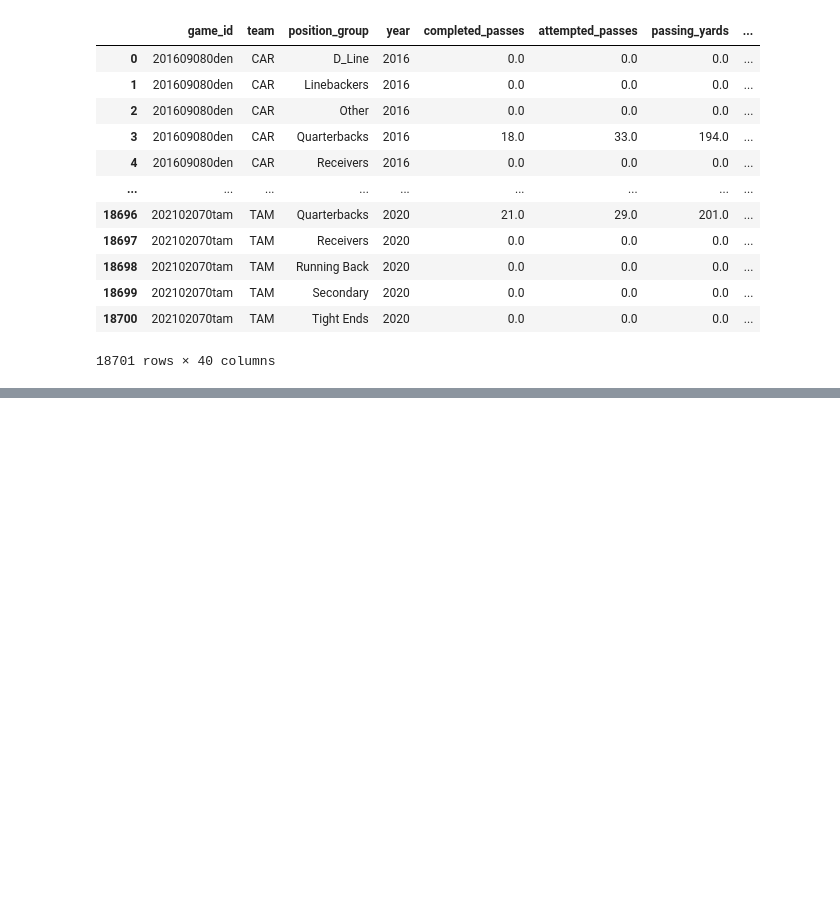
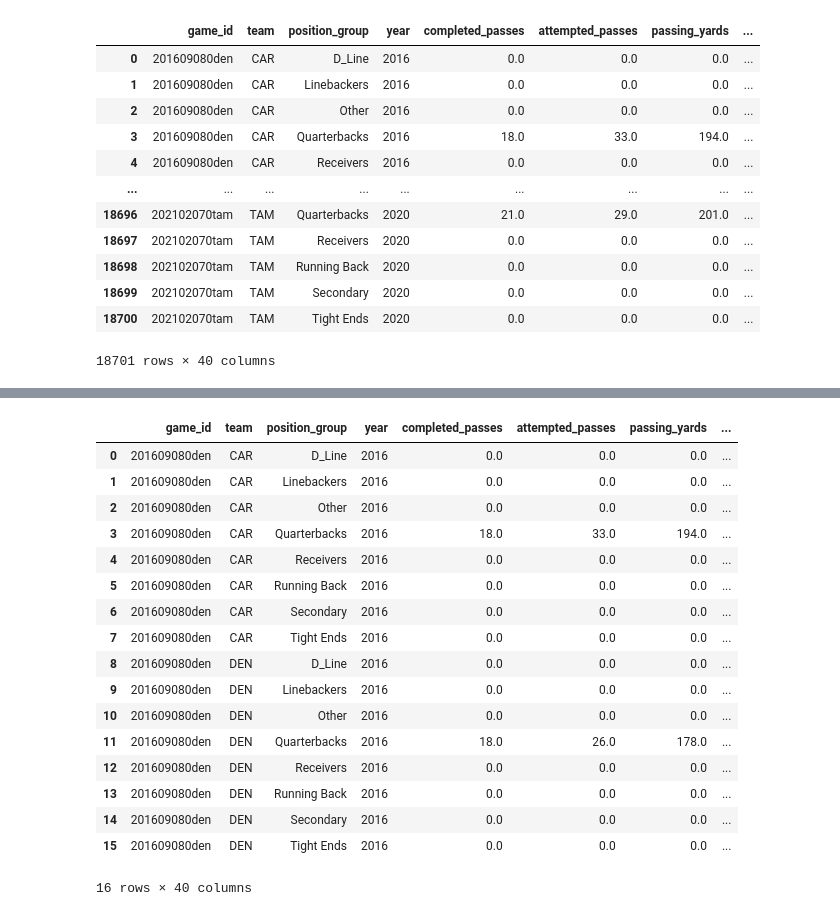
Before and after one commit to WillRobinson152/NFL_Analysis, a Jupyter notebook: CleanDataForEDA.ipynb, the cells around one changed output, grey strips where cells are left out. Drawn from its saved outputs; the diff is of its cells as text; code cells hidden in the pictures; blank space fills up the shorter version.

```diff
--- a/CleanDataForEDA.ipynb
+++ b/CleanDataForEDA.ipynb
@@ -577,0 +755,21 @@ Index(['game_id', 'team', 'position_group', 'year', 'completed_passes',
+# %%
+off_def[off_def.game_id=='201609080den']
+# %% [output]
+|  | game_id | team | position_group | year | completed_passes | attempted_passes | passing_yards | ... |
+| 0 | 201609080den | CAR | D_Line | 2016 | 0.0 | 0.0 | 0.0 | ... |
+| 1 | 201609080den | CAR | Linebackers | 2016 | 0.0 | 0.0 | 0.0 | ... |
+| 2 | 201609080den | CAR | Other | 2016 | 0.0 | 0.0 | 0.0 | ... |
+| 3 | 201609080den | CAR | Quarterbacks | 2016 | 18.0 | 33.0 | 194.0 | ... |
+| 4 | 201609080den | CAR | Receivers | 2016 | 0.0 | 0.0 | 0.0 | ... |
+| 5 | 201609080den | CAR | Running Back | 2016 | 0.0 | 0.0 | 0.0 | ... |
+| 6 | 201609080den | CAR | Secondary | 2016 | 0.0 | 0.0 | 0.0 | ... |
+| 7 | 201609080den | CAR | Tight Ends | 2016 | 0.0 | 0.0 | 0.0 | ... |
+| 8 | 201609080den | DEN | D_Line | 2016 | 0.0 | 0.0 | 0.0 | ... |
+| 9 | 201609080den | DEN | Linebackers | 2016 | 0.0 | 0.0 | 0.0 | ... |
+| 10 | 201609080den | DEN | Other | 2016 | 0.0 | 0.0 | 0.0 | ... |
+| 11 | 201609080den | DEN | Quarterbacks | 2016 | 18.0 | 26.0 | 178.0 | ... |
+| 12 | 201609080den | DEN | Receivers | 2016 | 0.0 | 0.0 | 0.0 | ... |
+| 13 | 201609080den | DEN | Running Back | 2016 | 0.0 | 0.0 | 0.0 | ... |
+| 14 | 201609080den | DEN | Secondary | 2016 | 0.0 | 0.0 | 0.0 | ... |
+| 15 | 201609080den | DEN | Tight Ends | 2016 | 0.0 | 0.0 | 0.0 | ... |
+16 rows × 40 columns
```
Also changed, not shown: parts of 14 cells of this notebook.
